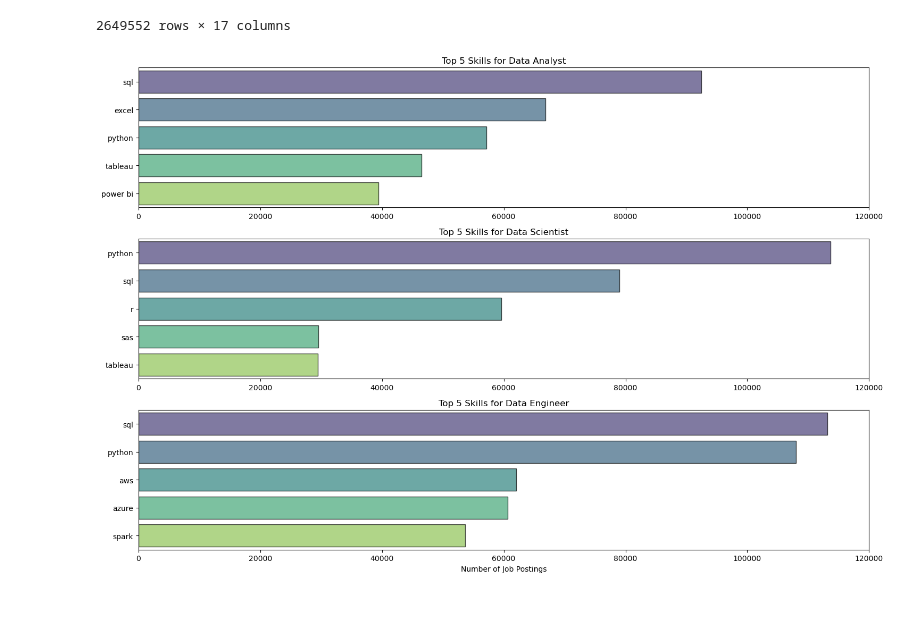
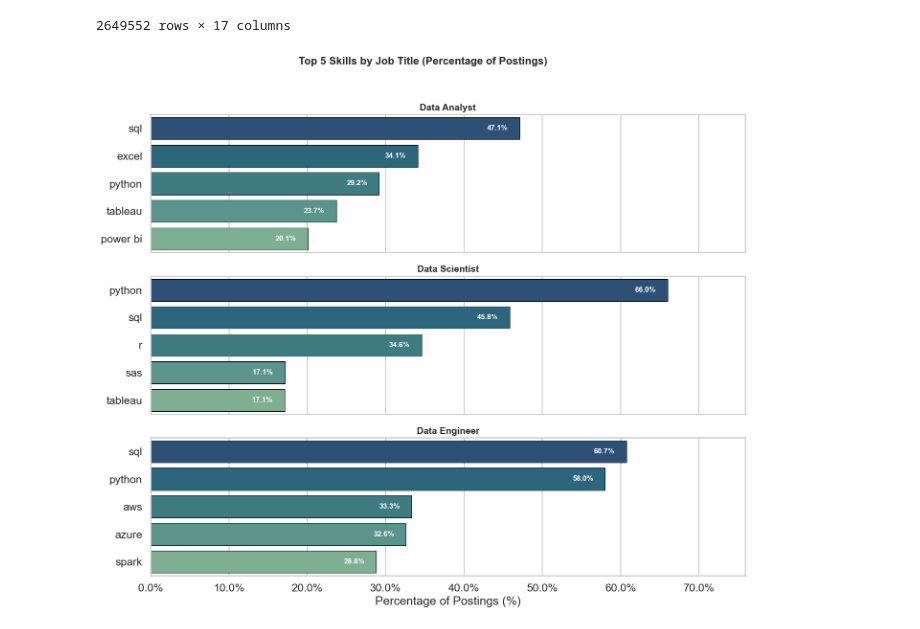
Before and after one commit to EslamSayed-jpg/Job-Skills, a Jupyter notebook: Job_skills.ipynb, the cells around one changed output. Cells and saved outputs as stored; diff of their text form; code cells hidden in the pictures.

```diff
--- a/Job_skills.ipynb
+++ b/Job_skills.ipynb
@@ -34,40 +34,60 @@ df_jobs
 | 785739 | Data Engineer | Principal Associate, Data Enginee... | Newark, New Jersey, Amerika Serikat | melalui Recruit.net | Pekerjaan tetap | False | ... |
 2649552 rows × 17 columns
 # %%
-# Improved percentage-based plot with annotations and better styling
+# Improved percentage-based plot with a consistent x-limit, inverted y-axes, and a new color style
 import matplotlib.ticker as mtick
 sns.set_style('whitegrid')
 sns.set_context('talk')
-fig, ax = plt.subplots(3, 1, figsize=(14, 12))
+fig, ax = plt.subplots(3, 1, figsize=(14, 12), sharex=True)
 job_titles = ['Data Analyst', 'Data Scientist', 'Data Engineer']
-for i, job_title in enumerate(job_titles):
-    # total number of postings for this job title (from original df)
+
+# Precompute top-5 percentage series for each job title so we can set a common x-limit
+skill_pcts = {}
+for job_title in job_titles:
     total_posts = df[df['job_title_short'] == job_title].shape[0]
     job_data = df_jobs[df_jobs['job_title_short'] == job_title]
     top_skills_counts = job_data['job_skills'].value_counts().head(5)
-    # convert to percentage of postings
     top_skills_pct = (top_skills_counts / total_posts) * 100
-    top_skills_pct = top_skills_pct.sort_values()
+    skill_pcts[job_title] = top_skills_pct
 
-    palette = sns.color_palette('viridis', len(top_skills_pct))
-    sns.barplot(x=top_skills_pct.values, y=top_skills_pct.index, palette=palette, ax=ax[i], orient='h', edgecolor='black')
+# Determine a common x-limit across all job titles
+global_max = max([s.max() if len(s) > 0 else 0 for s in skill_pcts.values()])
+xlim_max = global_max * 1.15 if global_max > 0 else 1
 
-    ax[i].set_title(f'Top 5 Skills for {job_title}', fontsize=14, weight='bold')
-    ax[i].set_xlabel('Percentage of Postings (%)')
-    ax[i].set_xlim(0, max(top_skills_pct.values) * 1.15)
+for i, job_title in enumerate(job_titles):
+    top_skills_pct = skill_pcts[job_title].sort_values()
+    n = len(top_skills_pct)
+    if n == 0:
+        ax[i].text(0.5, 0.5, 'No skills data', ha='center', va='center', transform=ax[i].transAxes)
+        continue
+
+
+    palette = sns.color_palette('magma', n)
+
+    sns.barplot(x=top_skills_pct.values, y=top_skills_pct.index, palette="crest", hue=top_skills_pct.index, ax=ax[i], orient='h', edgecolor='black', linewidth=0.8)
+
+    ax[i].set_title(f'{job_title}', fontsize=14, weight='bold')
+    ax[2].set_xlabel('Percentage of Postings (%)' if i == len(job_titles) - 1 else '')
+    ax[i].set_xlim(0, xlim_max)
     ax[i].xaxis.set_major_formatter(mtick.FuncFormatter(lambda x, pos: f"{x:.1f}%"))
     ax[i].set_ylabel('')
 
-    # Add value labels to bars
-    x_max = ax[i].get_xlim()[1]
+    # Invert y-axis so highest percentages appear at the top
+    ax[i].invert_yaxis()
+
+
+    # Add value labels: inside bars if there's room, otherwise outside
     for p in ax[i].patches:
         width = p.get_width()
-        ax[i].text(width + x_max * 0.01, p.get_y() + p.get_height() / 2,
-                   f'{width:.1f}%', va='center', fontsize=11)
+        y = p.get_y() + p.get_height() / 2
+        if width > xlim_max * 0.06:
+            ax[i].text(width - xlim_max * 0.02, y, f'{width:.1f}%', va='center', ha='right', color='white', fontsize=11, weight='bold')
+        else:
+            ax[i].text(width + xlim_max * 0.01, y, f'{width:.1f}%', va='center', fontsize=11)
 
 # Overall title and layout
 plt.suptitle('Top 5 Skills by Job Title (Percentage of Postings)', fontsize=16, weight='bold')
 plt.tight_layout(rect=[0, 0, 1, 0.96])
 plt.show()
 # %% [output]
-[figure, old version]
+[figure, new version]
```
